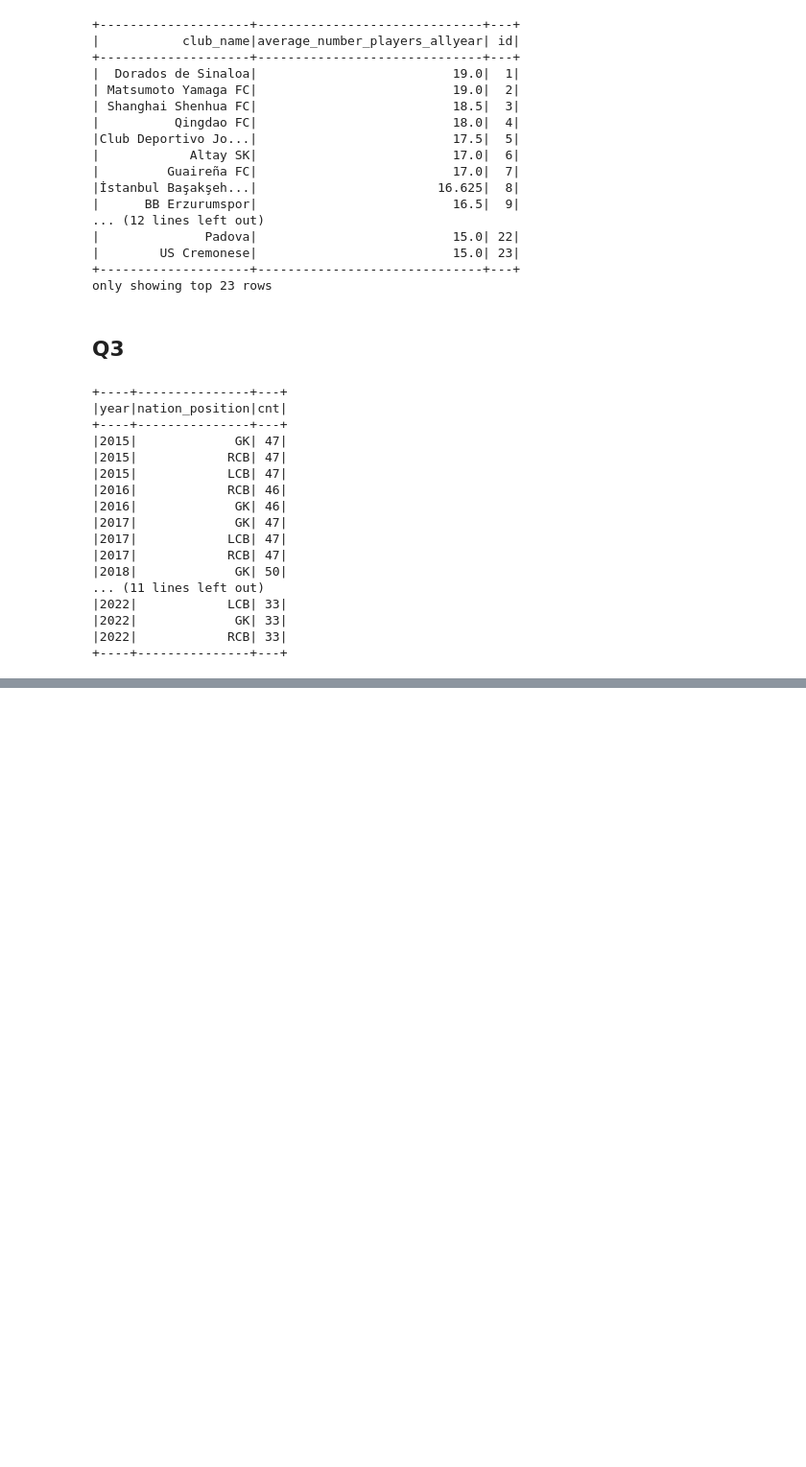
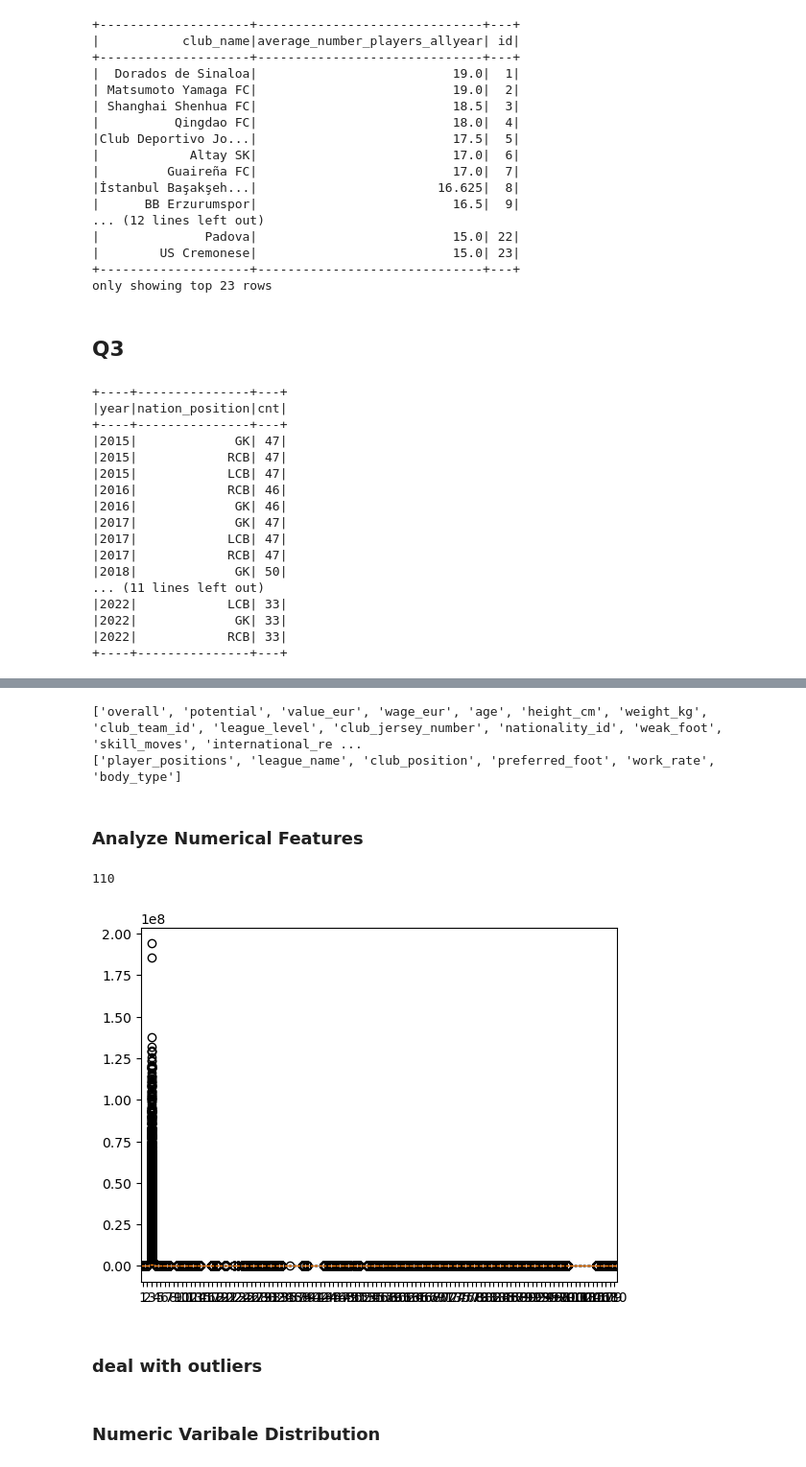
Before and after one commit to zhengyuntao123/FIFA_project, a Jupyter notebook: fifa.ipynb, the cells around one changed output, grey strips where cells are left out. Shown at 96% size. Drawn from its saved outputs; the diff is of its cells as text; code cells hidden in the pictures; blank space fills up the shorter version.

```diff
--- a/fifa.ipynb
+++ b/fifa.ipynb
@@ -737,0 +926,6 @@ most_frequent_nation_position()
+# %%
+for column in columns_modify:
+    column_potential=f'{column}_potential'
+    column_original=f'{column}_original'
+    df = df.withColumn(column_potential, get_potential(col(column)))
+    df =df.withColumn(column_original,get_original(col(column))).drop(column)
@@ -737,0 +952,25 @@ most_frequent_nation_position()
+# %%
+# from my perspective, club_contract_valid_until-year=club_contract_valid_last is better
+df=df.withColumn('club_contract_valid_last',col('club_contract_valid_until')-col('year')).drop('club_contract_valid_until').drop('year')
+# %%
+numeric_features = [feature[0] for feature in df.dtypes if feature[1] in ('int','float')]
+print(numeric_features)
+category_features= [feature[0] for feature in df.dtypes if feature[1] not in ('int','float','timestamp')]
+print(category_features)
+# %% [output]
+['overall', 'potential', 'value_eur', 'wage_eur', 'age', 'height_cm', 'weight_kg', 'club_team_id', 'league_level', 'club_jersey_number', 'nationality_id', 'weak_foot', 'skill_moves', 'international_re ...
+['player_positions', 'league_name', 'club_position', 'preferred_foot', 'work_rate', 'body_type']
+# %% [markdown]
+### Analyze Numerical Features
+# %%
+len(numeric_features)
+# %% [output]
+110
+# %%
+numeric_data=df.select(numeric_features).toPandas()
+# %%
+figure=plt.boxplot(numeric_data)
+# %% [output]
+[figure, added]
+# %% [markdown]
+### deal with outliers
@@ -737,0 +1030,2 @@ most_frequent_nation_position()
+# %% [markdown]
+### Numeric Varibale Distribution
```
Also changed, not shown: parts of 38 cells of this notebook.
